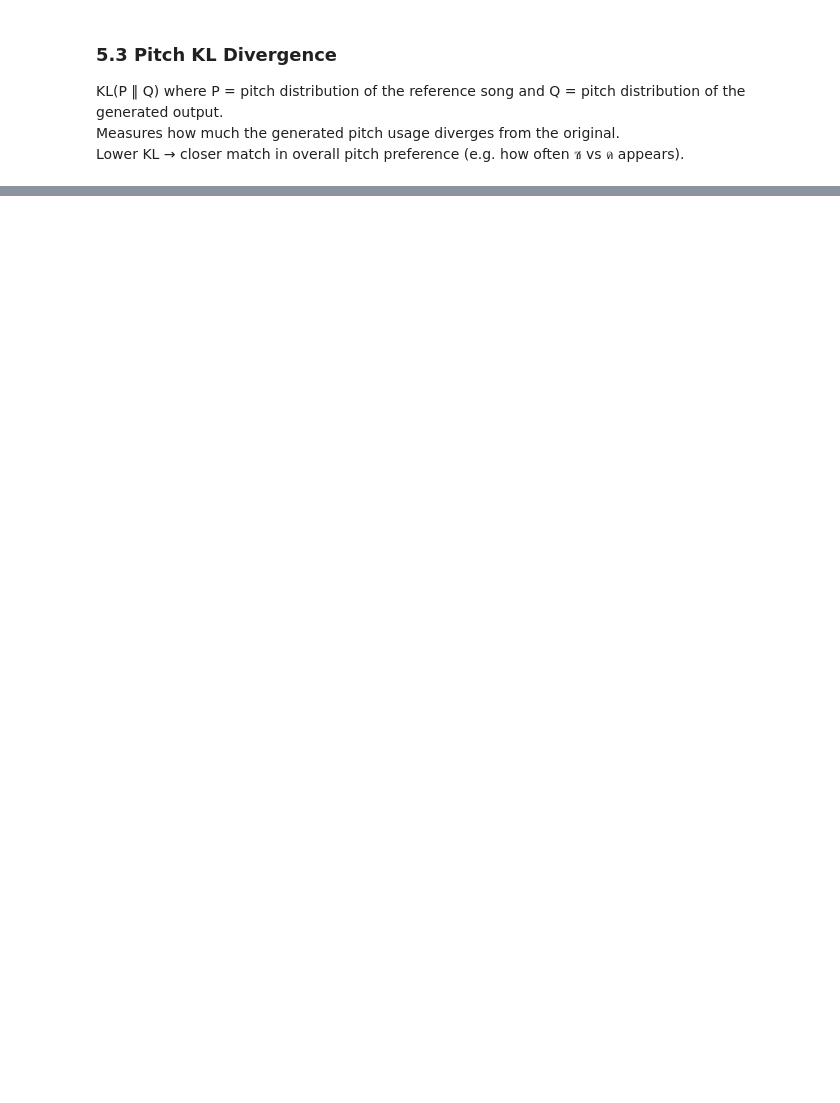
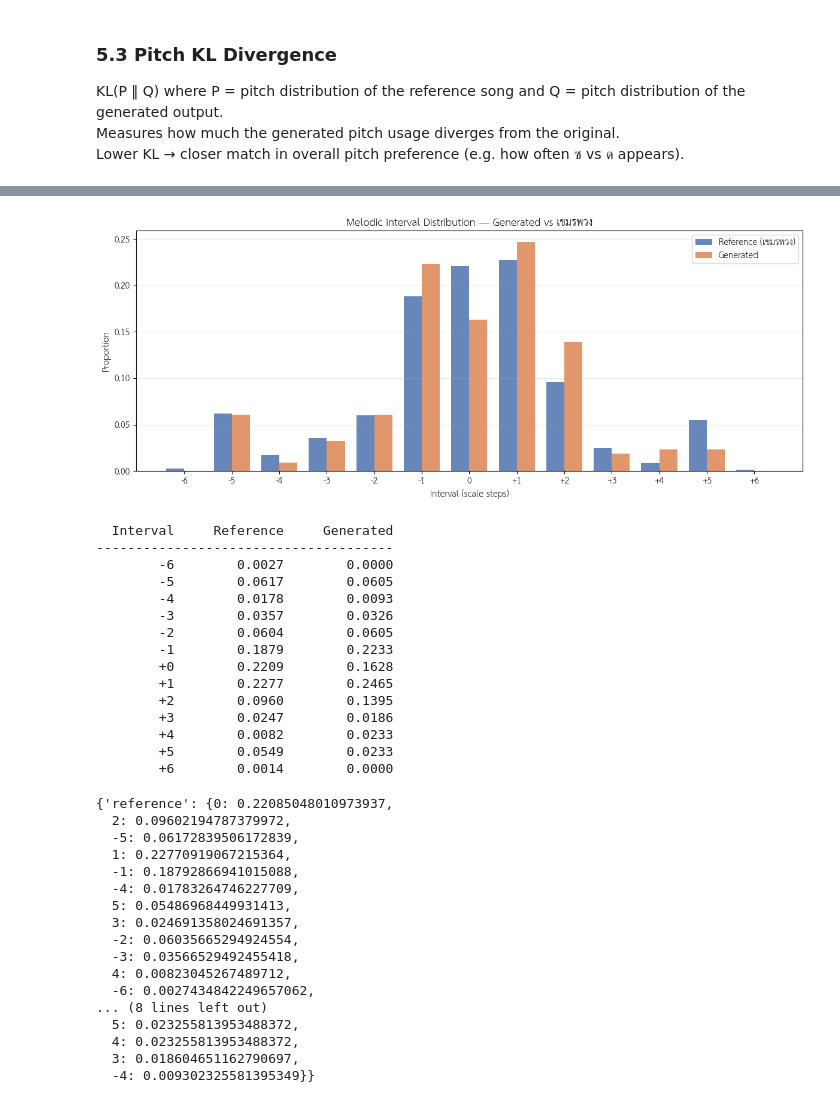
Before and after one commit to GetomG/Thai-Music-Thesis, a Jupyter notebook: Khmer_Stage3_Generation_Baseline_LSTM_structured (2).ipynb, the cells around one changed output, grey strips where cells are left out. Drawn from its saved outputs; the diff is of its cells as text; code cells hidden in the pictures; blank space fills up the shorter version.

```diff
--- a/Khmer_Stage3_Generation_Baseline_LSTM_structured (2).ipynb
+++ b/Khmer_Stage3_Generation_Baseline_LSTM_structured (2).ipynb
@@ -1270,0 +1197,11 @@ for sec in song_data_auto["sections"]:
+# %%
+generated_tokens = generate_from_fragment(
+    fragment_tokens=fragment,
+    model=model,
+    token_to_id=token_to_id,
+    id_to_token=id_to_token,
+    seq_len=16,
+    max_new_tokens=DEMO_MAX_TOKENS,
+    temperature=DEMO_TEMP,
+    seed=DEMO_SEED
+)
@@ -1270,0 +1216,6 @@ for sec in song_data_auto["sections"]:
+# %%
+combined_slots, song_data_auto = postprocess_generated(
+    fragment,
+    generated_tokens,
+    verbose=True  # set True to inspect octave-annotated JSON
+)
@@ -1306,6 +1272,11 @@ print("✅ MIDI exported successfully!")
 
 Compare the generated output against a reference song from the corpus.
 All metrics normalize `combined_slots` using the same `normalize_token` logic as training.
+# %%
+# ============================================================
+# Eval Config — set the reference song for all single-example metrics
+# ============================================================
+EVAL_SONG = "เขมรพวง"
 # %% [markdown]
 ### 5.1 REST Type Distribution
 
@@ -1429,17 +1400,3 @@ Generated (Fragment + Continuation):
   '<REST_2>': 0.12987012987012986,
   '<REST_3>': 0.16883116883116883,
   '<REST_4>': 0.09090909090909091}}
-# %%
-# Convert combined_slots to normalized token stream
-normalized_combined = []
-
-for slot in combined_slots:
-    normalized_combined.extend(normalize_token(slot))
-
-# Print first 200 tokens for inspection
-print("First 200 normalized tokens:\n")
-print(normalized_combined[:200])
-
-# Optional: print as single string
-print("\nAs flat sequence:\n")
-print(" ".join(normalized_combined[:200]))
@@ -1638,0 +1696,36 @@ np.float64(0.05914725564600476)
+# %%
+evaluate_interval_distribution(combined_slots, EVAL_SONG, songs, normalize_token)
+# %% [output]
+[figure, added]
+  Interval     Reference     Generated
+--------------------------------------
+        -6        0.0027        0.0000
+        -5        0.0617        0.0605
+        -4        0.0178        0.0093
+        -3        0.0357        0.0326
+        -2        0.0604        0.0605
+        -1        0.1879        0.2233
+        +0        0.2209        0.1628
+        +1        0.2277        0.2465
+        +2        0.0960        0.1395
+        +3        0.0247        0.0186
+        +4        0.0082        0.0233
+        +5        0.0549        0.0233
+        +6        0.0014        0.0000
+{'reference': {0: 0.22085048010973937,
+  2: 0.09602194787379972,
+  -5: 0.06172839506172839,
+  1: 0.22770919067215364,
+  -1: 0.18792866941015088,
+  -4: 0.01783264746227709,
+  5: 0.05486968449931413,
+  3: 0.024691358024691357,
+  -2: 0.06035665294924554,
+  -3: 0.03566529492455418,
+  4: 0.00823045267489712,
+  -6: 0.0027434842249657062,
+... (8 lines left out)
+  5: 0.023255813953488372,
+  4: 0.023255813953488372,
+  3: 0.018604651162790697,
+  -4: 0.009302325581395349}}
```
Also changed, not shown: parts of 52 cells of this notebook.
